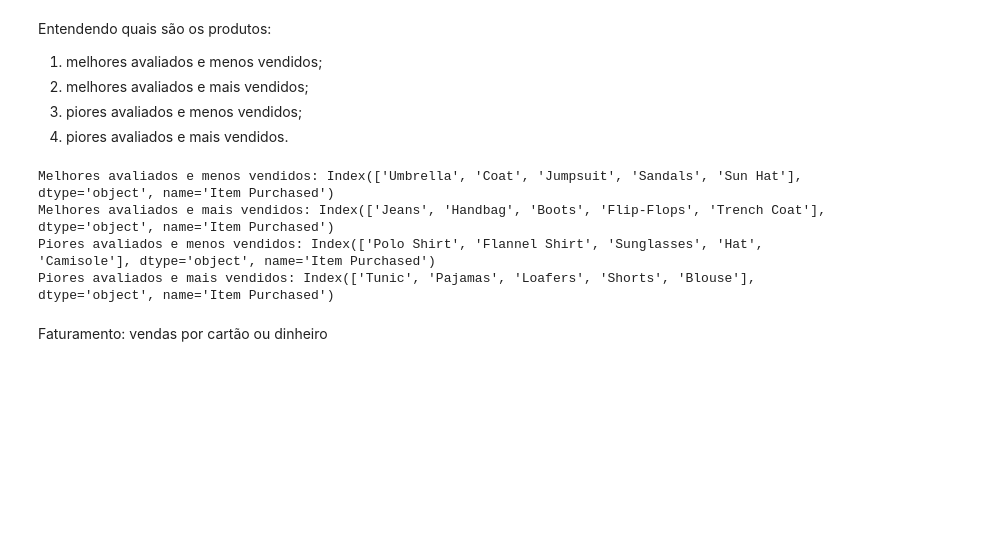
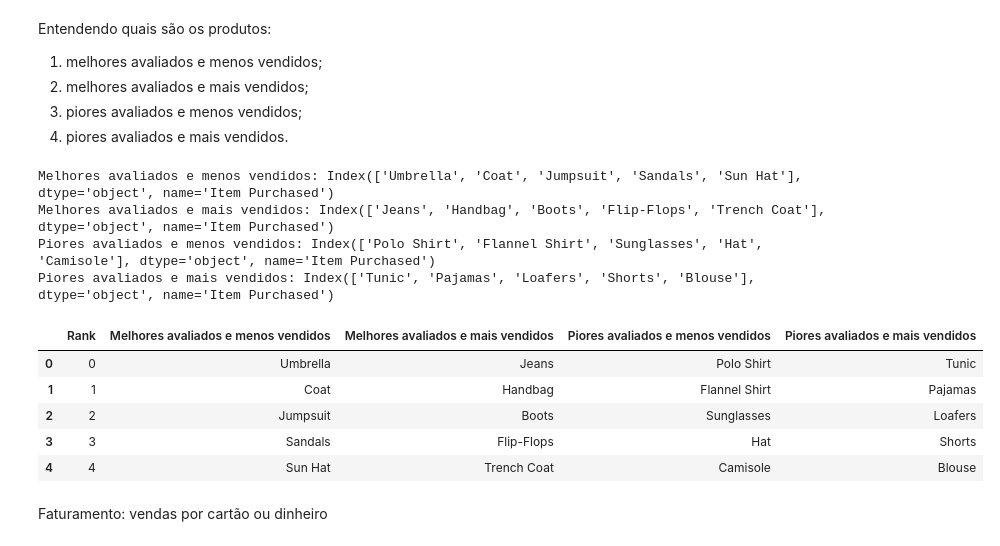
Before and after one commit to brauseo/Fashion-Retail-Sales, a Jupyter notebook: Fashion_ReitailSales.ipynb, the cells around one changed output. Cells and saved outputs as stored; diff of their text form; code cells hidden in the pictures; blank space fills up the shorter version.

Commit message:
intersection table

```diff
--- a/Fashion_ReitailSales.ipynb
+++ b/Fashion_ReitailSales.ipynb
@@ -173,6 +173,28 @@ Melhores avaliados e menos vendidos: Index(['Umbrella', 'Coat', 'Jumpsuit', 'San
 Melhores avaliados e mais vendidos: Index(['Jeans', 'Handbag', 'Boots', 'Flip-Flops', 'Trench Coat'], dtype='object', name='Item Purchased')
 Piores avaliados e menos vendidos: Index(['Polo Shirt', 'Flannel Shirt', 'Sunglasses', 'Hat', 'Camisole'], dtype='object', name='Item Purchased')
 Piores avaliados e mais vendidos: Index(['Tunic', 'Pajamas', 'Loafers', 'Shorts', 'Blouse'], dtype='object', name='Item Purchased')
+# %%
+intersection_list = [intersection_top_bottom_purchase, intersection_top, intersection_bottom, intersection_bottom_top_purchase]
+df_intersection = pd.DataFrame(intersection_list).T
+df_intersection.columns = ['Melhores avaliados e menos vendidos',
+                'Melhores avaliados e mais vendidos',
+                'Piores avaliados e menos vendidos',
+                'Piores avaliados e mais vendidos']
+df_intersection['Rank'] = df_intersection.index
+df_intersection = df_intersection[['Rank',
+                'Melhores avaliados e menos vendidos',
+                'Melhores avaliados e mais vendidos',
+                'Piores avaliados e menos vendidos',
+                'Piores avaliados e mais vendidos']]
+
+df_intersection
+# %% [output]
+|  | Rank | Melhores avaliados e menos vendidos | Melhores avaliados e mais vendidos | Piores avaliados e menos vendidos | Piores avaliados e mais vendidos |
+| 0 | 0 | Umbrella | Jeans | Polo Shirt | Tunic |
+| 1 | 1 | Coat | Handbag | Flannel Shirt | Pajamas |
+| 2 | 2 | Jumpsuit | Boots | Sunglasses | Loafers |
+| 3 | 3 | Sandals | Flip-Flops | Hat | Shorts |
+| 4 | 4 | Sun Hat | Trench Coat | Camisole | Blouse |
 # %% [markdown]
 Faturamento: vendas por cartão ou dinheiro
 # %%
```
Also changed, not shown: 3 other files.
